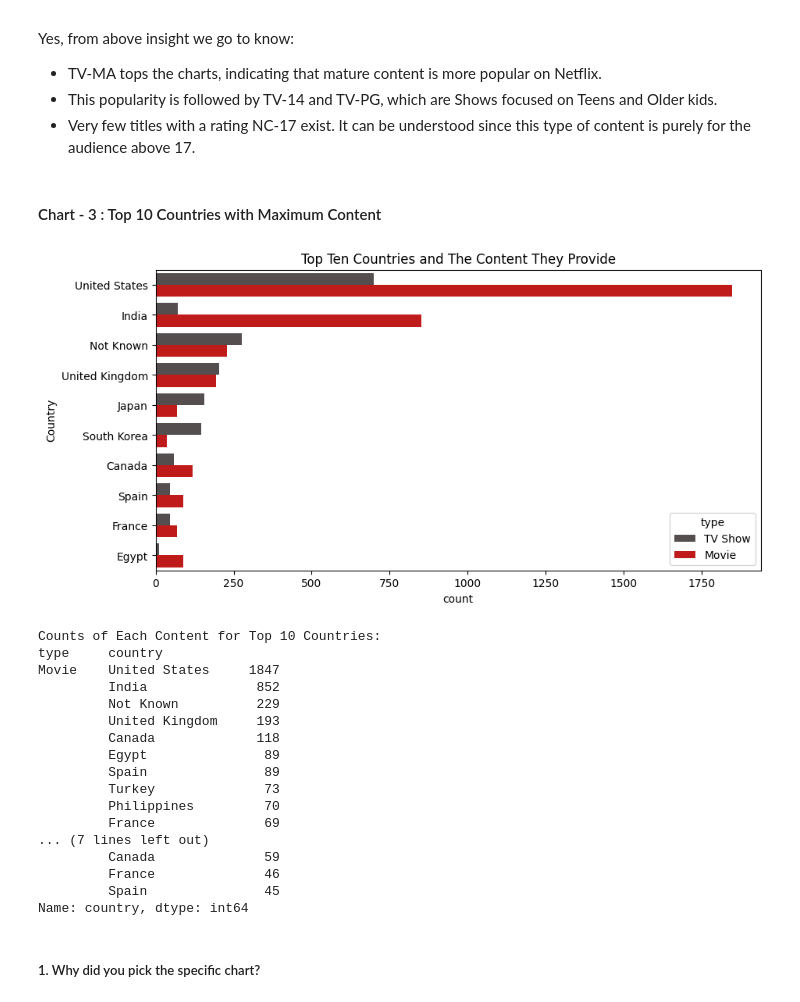
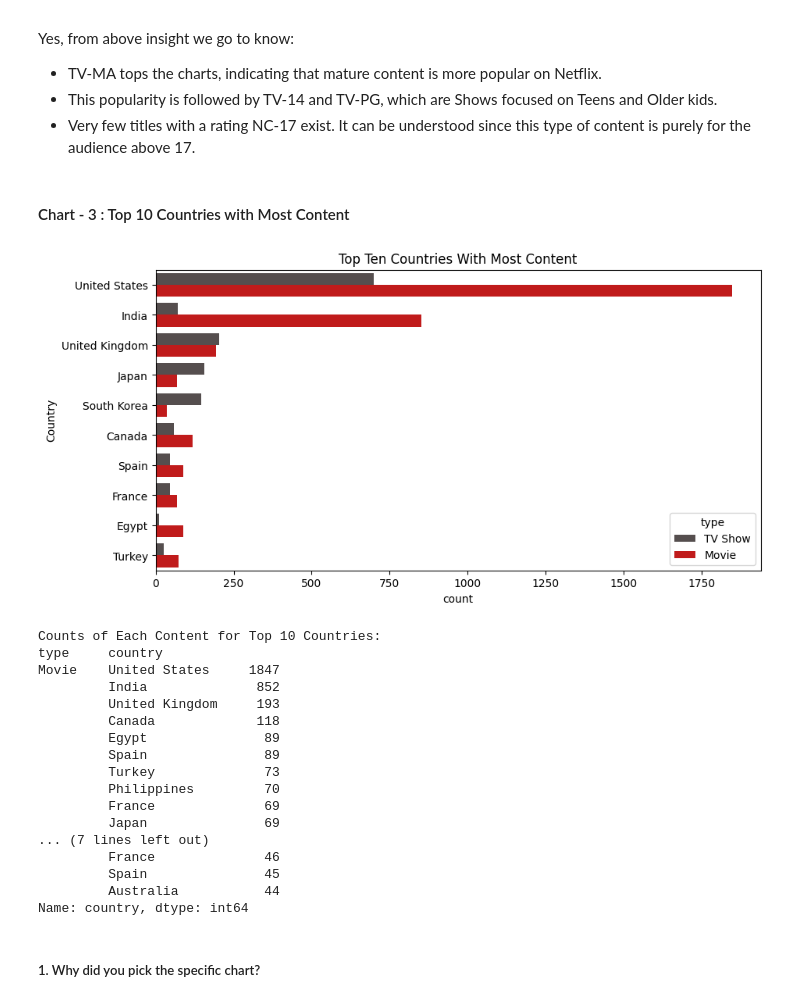
Before and after one commit to Apaulgithub/Netflix_Movies_And_TV_Shows_Clustering, a Jupyter notebook: Netflix_Movies_And_TV_Shows_Clustering_(Unsupervised_ML).ipynb, the cells around one changed output. Drawn from its saved outputs; the diff is of its cells as text; code cells hidden in the pictures.

```diff
--- a/Netflix_Movies_And_TV_Shows_Clustering_(Unsupervised_ML).ipynb
+++ b/Netflix_Movies_And_TV_Shows_Clustering_(Unsupervised_ML).ipynb
@@ -453,29 +453,30 @@ Yes, from above insight we go to know:
 * This popularity is followed by TV-14 and TV-PG, which are Shows focused on Teens and Older kids.
 * Very few titles with a rating NC-17 exist. It can be understood since this type of content is purely for the audience above 17.
 # %% [markdown]
-#### Chart - 3 : Top 10 Countries with Maximum Content
+#### Chart - 3 : Top 10 Countries with Most Content
 # %%
 # Chart - 3 Count Plot Visualization Code for Content Available in Different Countries
-plt.figure(figsize=(10, 5))
-sns.countplot(y='country', hue='type', data=data, palette=['#564d4d', '#db0000'], order=data.country.value_counts().iloc[:10].index)
+# Not Taking Unknown Countries
+country_df = data[data['country'] != 'Not Known']
 
 # Set Labels
-plt.title('Top Ten Countries and The Content They Provide')
+plt.figure(figsize=(10, 5))
+sns.countplot(y='country', hue='type', data=country_df, palette=['#564d4d', '#db0000'], order=country_df.country.value_counts().iloc[:10].index)
+plt.title('Top Ten Countries With Most Content')
 plt.ylabel('Country')
 
 # Display Chart
 plt.show()
 
 # Printing The Counts of Each Content for Top 10 Countries
 print('Counts of Each Content for Top 10 Countries:')
-print(data.groupby(['type']).country.value_counts().groupby(level=0, group_keys=False).head(10))
+print(country_df.groupby(['type']).country.value_counts().groupby(level=0, group_keys=False).head(10))
 # %% [output]
-[figure, old version]
+[figure, new version]
 Counts of Each Content for Top 10 Countries:
 type     country
 Movie    United States     1847
          India              852
-         Not Known          229
          United Kingdom     193
          Canada             118
          Egypt               89
@@ -483,10 +484,11 @@ Movie    United States     1847
          Turkey              73
          Philippines         70
          France              69
+         Japan               69
 ... (7 lines left out)
-         Canada              59
          France              46
          Spain               45
+         Australia           44
 Name: country, dtype: int64
 # %% [markdown]
 ##### 1. Why did you pick the specific chart?
```
Also changed, not shown: parts of 14 cells of this notebook.
